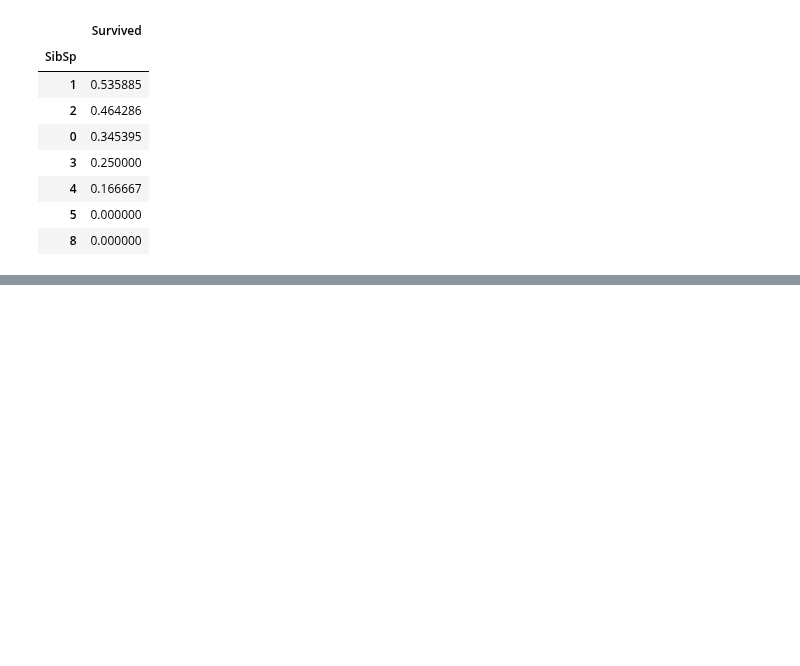
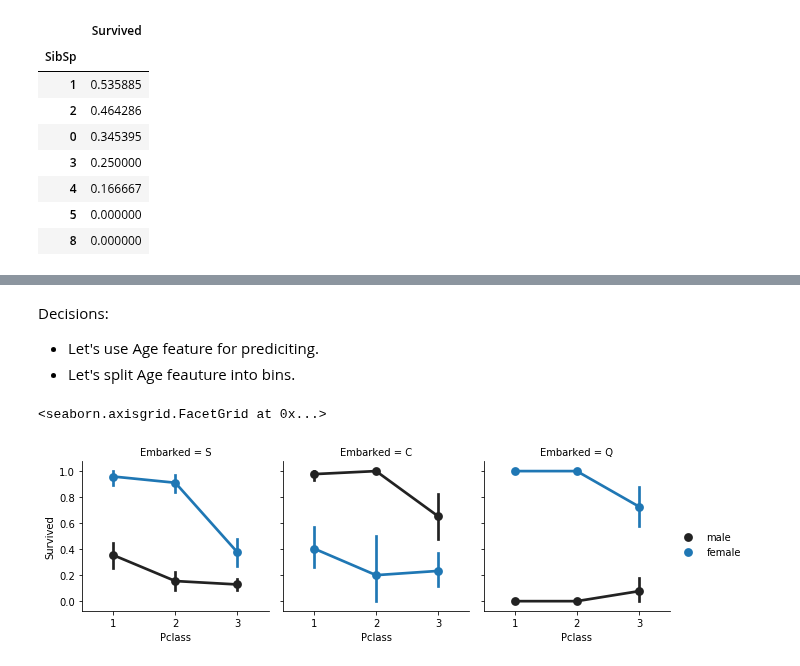
Before and after one commit to dittohed/Kaggle, a Jupyter notebook: titanic/titanic.ipynb, the cells around one changed output, grey strips where cells are left out. Cells and saved outputs as stored; diff of their text form; code cells hidden in the pictures; blank space fills up the shorter version.

```diff
--- a/titanic/titanic.ipynb
+++ b/titanic/titanic.ipynb
@@ -235,0 +337,11 @@ train[["SibSp", "Survived"]].groupby("SibSp", as_index = True).mean().sort_value
+# %% [markdown]
+Decisions:
+* Let's use Age feature for prediciting.
+* Let's split Age feauture into bins.
+# %%
+grid = sns.FacetGrid(train, col = "Embarked")
+grid.map(sns.pointplot, "Pclass", "Survived", "Sex", order = [1, 2, 3])
+grid.add_legend()
+# %% [output]
+<seaborn.axisgrid.FacetGrid at 0x...>
+[figure, added]
```
Also changed, not shown: parts of 28 cells of this notebook.
